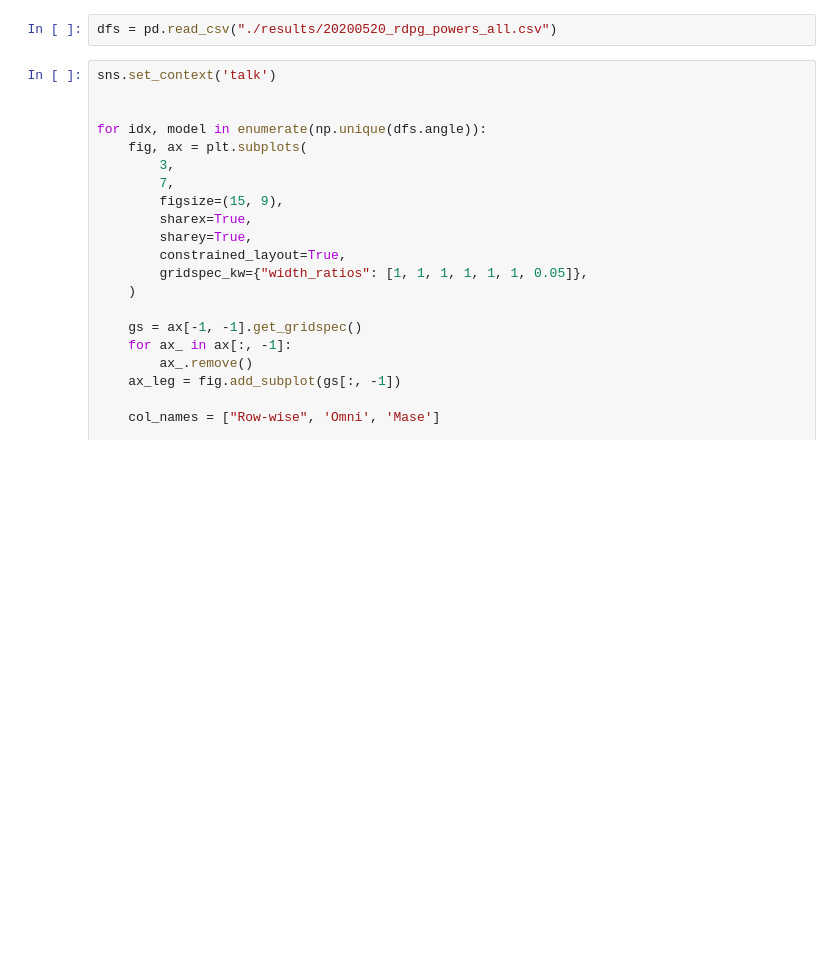
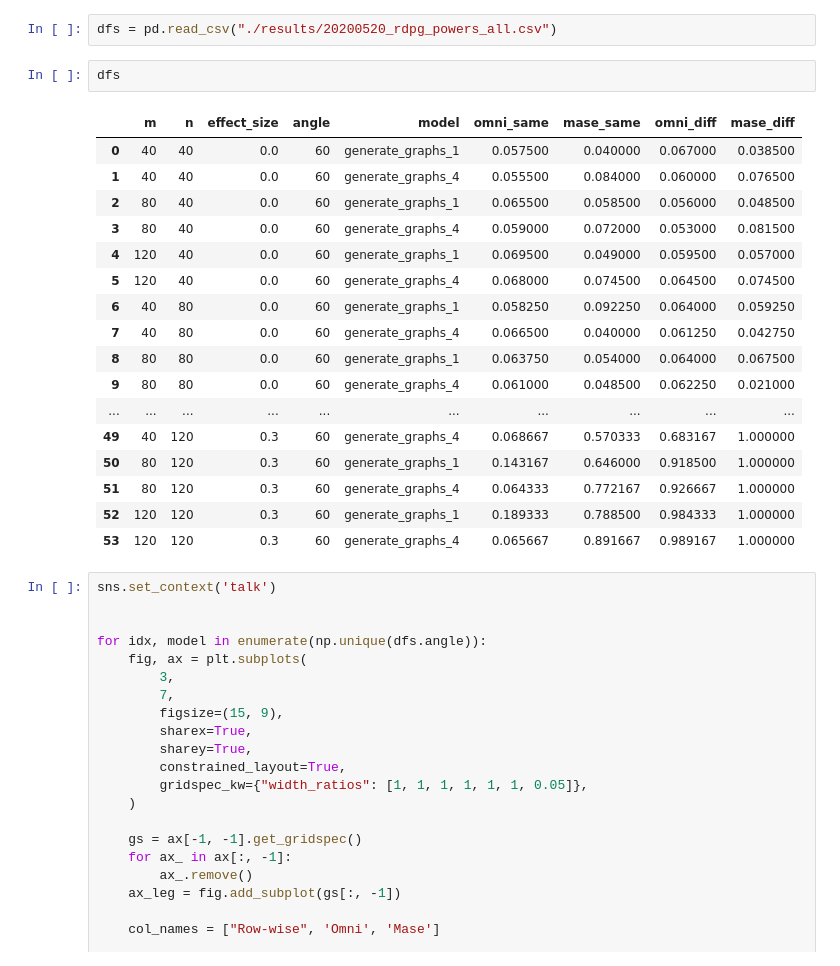
Before and after one commit to neurodata/dos_and_donts, a Jupyter notebook: experiments/experiment_7/j1c/20200520_node_wise_rdpg-all-bootstrap.ipynb, the cells around one changed output. Drawn from its saved outputs; the diff is of its cells as text; blank space fills up the shorter version.

```diff
--- a/experiments/experiment_7/j1c/20200520_node_wise_rdpg-all-bootstrap.ipynb
+++ b/experiments/experiment_7/j1c/20200520_node_wise_rdpg-all-bootstrap.ipynb
@@ -163,6 +163,26 @@ df = df.sort_values(['effect_size', 'n','m'])
 df.to_csv("./results/20200520_rdpg_powers_all.csv", index=False)
 # %%
 dfs = pd.read_csv("./results/20200520_rdpg_powers_all.csv")
+# %%
+dfs
+# %% [output]
+|  | m | n | effect_size | angle | model | omni_same | mase_same | omni_diff | mase_diff |
+| 0 | 40 | 40 | 0.0 | 60 | generate_graphs_1 | 0.057500 | 0.040000 | 0.067000 | 0.038500 |
+| 1 | 40 | 40 | 0.0 | 60 | generate_graphs_4 | 0.055500 | 0.084000 | 0.060000 | 0.076500 |
+| 2 | 80 | 40 | 0.0 | 60 | generate_graphs_1 | 0.065500 | 0.058500 | 0.056000 | 0.048500 |
+| 3 | 80 | 40 | 0.0 | 60 | generate_graphs_4 | 0.059000 | 0.072000 | 0.053000 | 0.081500 |
+| 4 | 120 | 40 | 0.0 | 60 | generate_graphs_1 | 0.069500 | 0.049000 | 0.059500 | 0.057000 |
+| 5 | 120 | 40 | 0.0 | 60 | generate_graphs_4 | 0.068000 | 0.074500 | 0.064500 | 0.074500 |
+| 6 | 40 | 80 | 0.0 | 60 | generate_graphs_1 | 0.058250 | 0.092250 | 0.064000 | 0.059250 |
+| 7 | 40 | 80 | 0.0 | 60 | generate_graphs_4 | 0.066500 | 0.040000 | 0.061250 | 0.042750 |
+| 8 | 80 | 80 | 0.0 | 60 | generate_graphs_1 | 0.063750 | 0.054000 | 0.064000 | 0.067500 |
+| 9 | 80 | 80 | 0.0 | 60 | generate_graphs_4 | 0.061000 | 0.048500 | 0.062250 | 0.021000 |
+| ... | ... | ... | ... | ... | ... | ... | ... | ... | ... |
+| 49 | 40 | 120 | 0.3 | 60 | generate_graphs_4 | 0.068667 | 0.570333 | 0.683167 | 1.000000 |
+| 50 | 80 | 120 | 0.3 | 60 | generate_graphs_1 | 0.143167 | 0.646000 | 0.918500 | 1.000000 |
+| 51 | 80 | 120 | 0.3 | 60 | generate_graphs_4 | 0.064333 | 0.772167 | 0.926667 | 1.000000 |
+| 52 | 120 | 120 | 0.3 | 60 | generate_graphs_1 | 0.189333 | 0.788500 | 0.984333 | 1.000000 |
+| 53 | 120 | 120 | 0.3 | 60 | generate_graphs_4 | 0.065667 | 0.891667 | 0.989167 | 1.000000 |
 # %%
 sns.set_context('talk')
 
```
Also changed, not shown: 1 other file.
